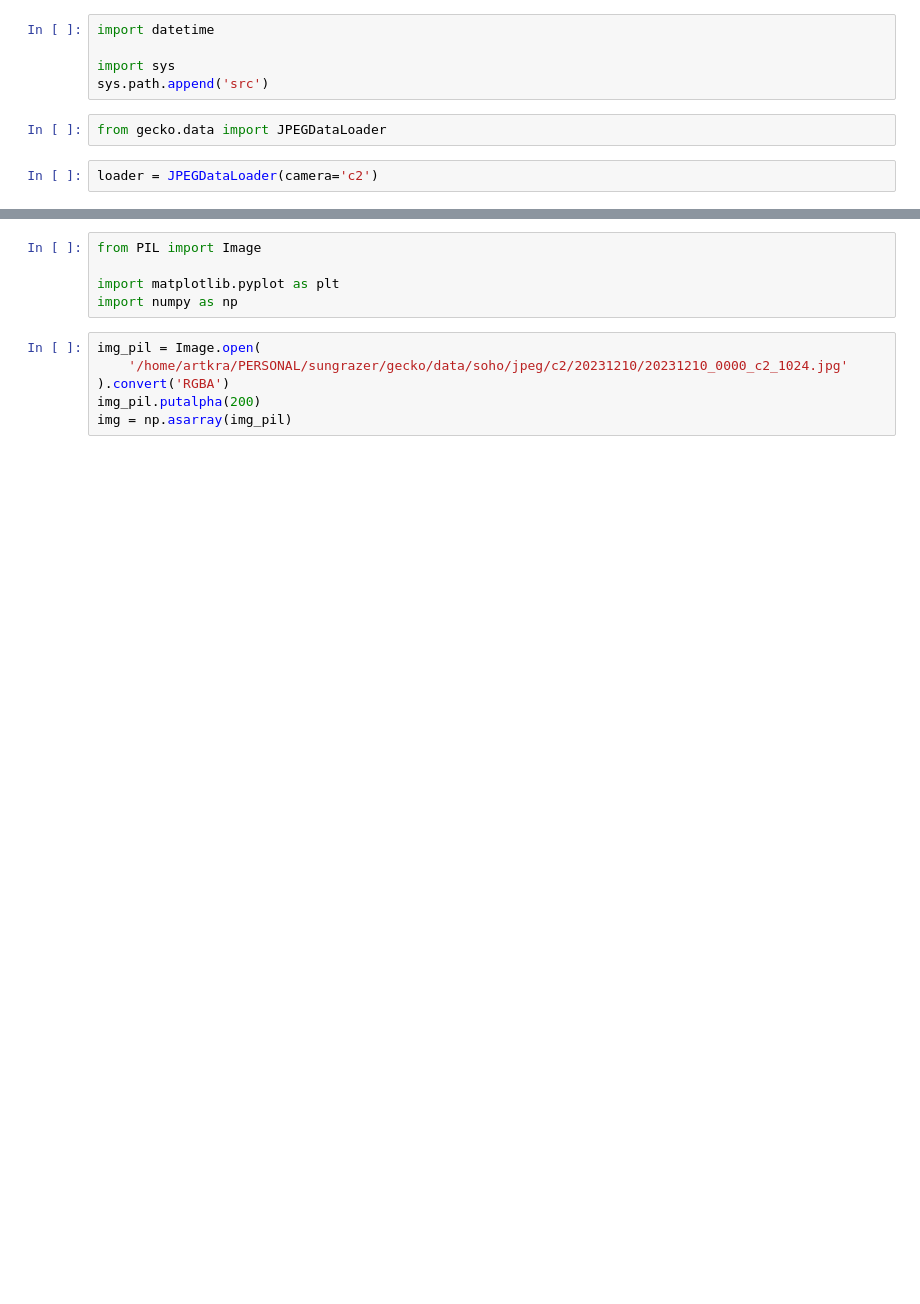
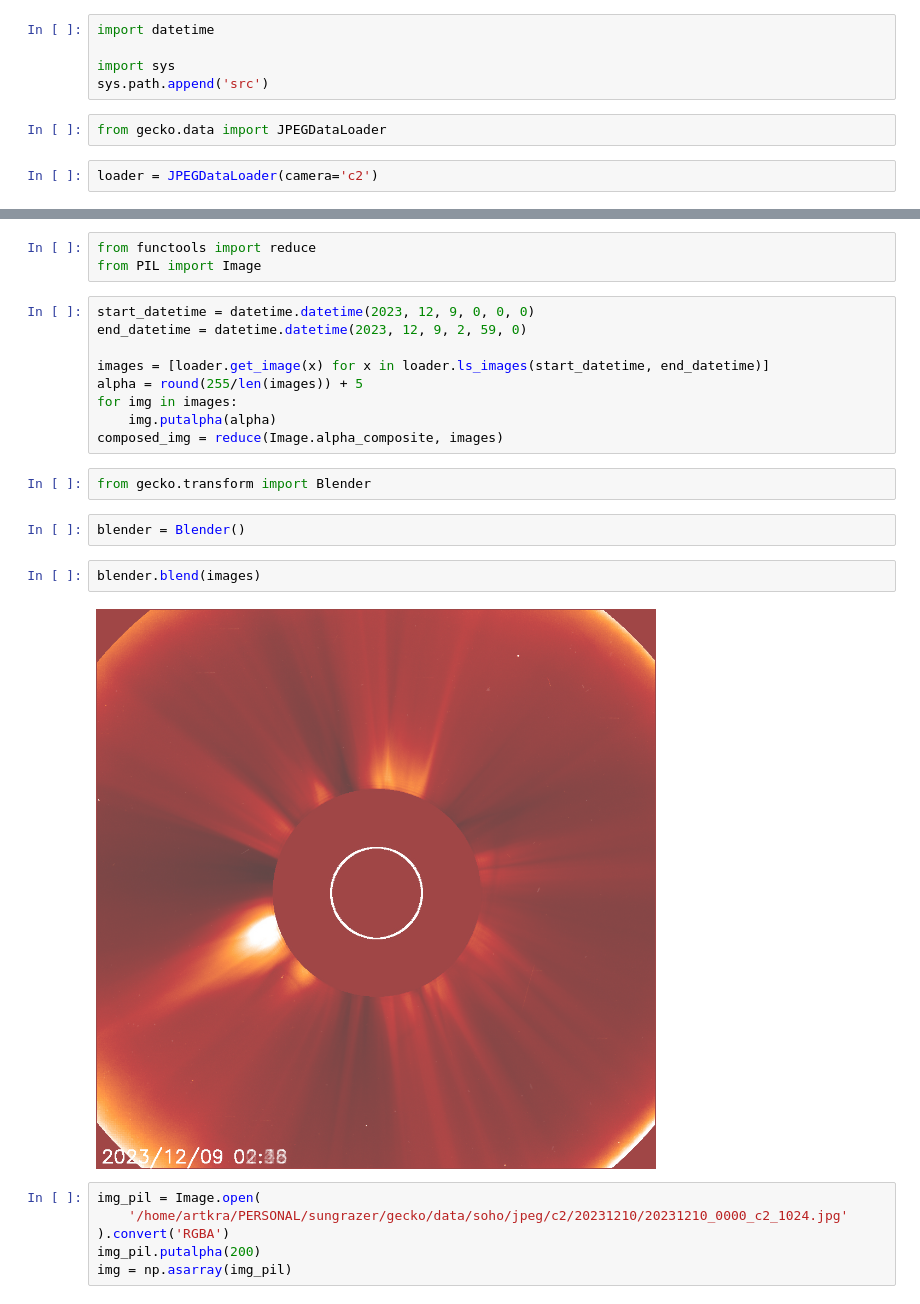
Before and after one commit to artkra/gecko, a Jupyter notebook: poc.ipynb, the cells around one changed output, grey strips where cells are left out. Saved outputs shown, nothing was run; the diff lists cells and outputs as text; blank space fills up the shorter version.

```diff
--- a/poc.ipynb
+++ b/poc.ipynb
@@ -40,8 +17,23 @@ Downloading https://soho.nascom.nasa.gov/data/REPROCESSING/Completed/2023/c2/202
-# %%
-from PIL import Image
-
-import matplotlib.pyplot as plt
-import numpy as np
+# %%
+from functools import reduce
+from PIL import Image
+# %%
+start_datetime = datetime.datetime(2023, 12, 9, 0, 0, 0)
+end_datetime = datetime.datetime(2023, 12, 9, 2, 59, 0)
+
+images = [loader.get_image(x) for x in loader.ls_images(start_datetime, end_datetime)]
+alpha = round(255/len(images)) + 5
+for img in images:
+    img.putalpha(alpha)
+composed_img = reduce(Image.alpha_composite, images)
+# %%
+from gecko.transform import Blender
+# %%
+blender = Blender()
+# %%
+blender.blend(images)
+# %% [output]
+[figure, added]
 # %%
 img_pil = Image.open(
     '/home/artkra/PERSONAL/sungrazer/gecko/data/soho/jpeg/c2/20231210/20231210_0000_c2_1024.jpg'
```
Also changed, not shown: parts of 4 cells of this notebook, 3 other files.
